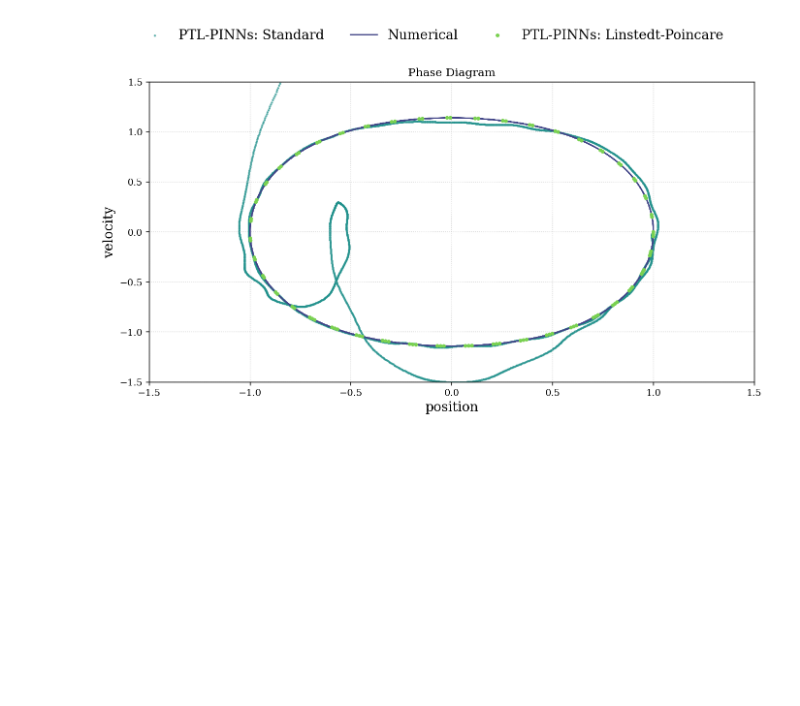
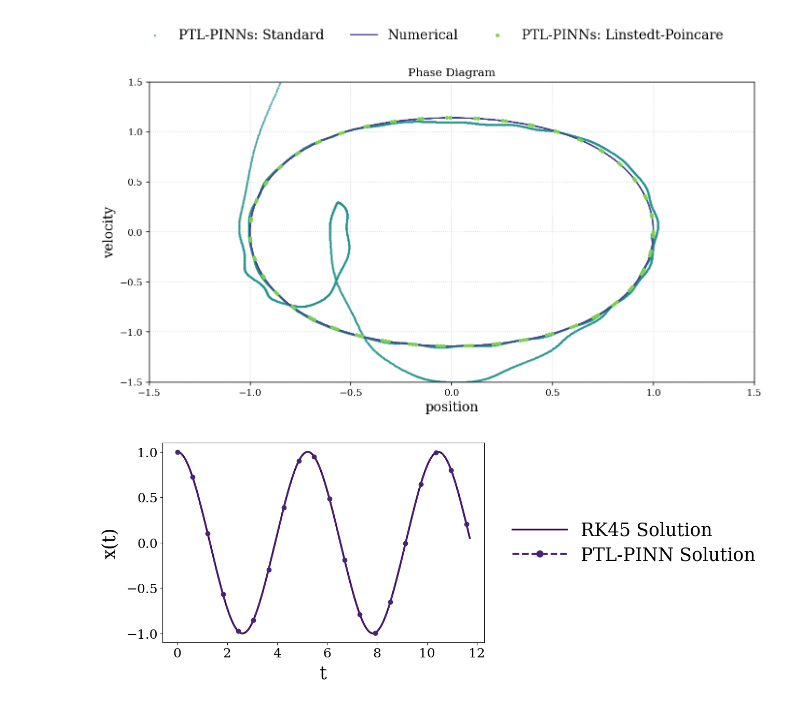
Before and after one commit to esemsc-dda24/PTL-PINNs, a Jupyter notebook: ptlpinns/results/undamped.ipynb, the cells around one changed output. Saved outputs shown, nothing was run; the diff lists cells and outputs as text; code cells hidden in the pictures; blank space fills up the shorter version.

```diff
--- a/ptlpinns/results/undamped.ipynb
+++ b/ptlpinns/results/undamped.ipynb
@@ -35,7 +35,7 @@ forcing_list = [forcing.zeroes_2D(numpy=True)]
 ic_list = [[1, 0]]
 epsilon_list = [0.6]
 p_list = [6]
-q = 3
+q = [(3, 1)]
 # %%
 ode = equations.ode_oscillator_1D(w_0=w_list_transfer[0], zeta=zeta_list[0], forcing_1D=lambda t: np.zeros_like(t), q=q, epsilon=epsilon_list[0])
 numerical_undamped_duffing = numerical.solve_ode_equation(ode, (t_eval[0], t_eval[-1]), t_eval, ic_list[0])
@@ -56,7 +62,7 @@ standard.plot_IAE_and_subplots(PINN_x_solution_series_standard, numerical_undamp
 ## Lindstedt-Poincare method
 # %%
 w_sol = []
-NN_TL_solution_LPM, perturbation_solution_LPM, _ = transfer.compute_perturbation_solution(w_list_transfer, zeta_list, epsilon_list, p_list, ic_list, forcing_list, H_dict, t_eval, training_log, all_p=True, comp_time=False, solver="LPM", w_sol = w_sol)
+NN_TL_solution_LPM, perturbation_solution_LPM, _ = transfer.compute_perturbation_solution(w_list_transfer, zeta_list, epsilon_list, p_list, ic_list, forcing_list, H_dict, t_eval, training_log, all_p=True, comp_time=False, solver="LPM", w_sol = w_sol, power=q)
 NN_TL_solution_LPM = NN_TL_solution_LPM.squeeze()
 # %%
 w_final_list = []
@@ -103,3 +109,62 @@ LPM.plot_multiple_phase_diagrams(
     ylim=(-1.5, 1.5))
 # %% [output]
 [figure]
+# %%
+import matplotlib.cm as cm
+import matplotlib.pyplot as plt
+
+plt.rcParams.update({
+    "font.family": "serif",
+    "font.serif": ["DejaVu Serif"],
+    "mathtext.fontset": "cm",
+    "text.usetex": False,
+})
+
+def plot_solution(t_eval, t_eval_lpm, y_num, y_nn, i = 0):
+    title_fs  = 25
+    label_fs  = 25
+    tick_fs   = 18
+    legend_fs = 25
+    cmap = cm.get_cmap("viridis", 3)
+
+    fig, ax = plt.subplots(figsize=(8, 5))
+
+    base_color = cmap(i / 2)
+    rk_color   = base_color
+    pinn_color = cm.viridis(0.1 + 0.8 * i / 2)
+
+
+    ax.plot(t_eval, y_num,
+            label="RK45 Solution",
+            color=rk_color, linewidth=2.5)
+
+    ax.plot(t_eval_lpm, y_nn,
+            label="PTL-PINN Solution",
+            color=pinn_color, linewidth=2.5,
+            linestyle="--", marker="o", markevery=250)
+
+    ax.set_xlabel("t", fontsize=label_fs, labelpad=8)
+    ax.set_ylabel("x(t)", fontsize=label_fs, labelpad=10)
+
+    ax.tick_params(axis='both', labelsize=tick_fs)
+
+    # Set y-limits with padding
+    y_min = min(np.min(y_num), np.min(y_nn))
+    y_max = max(np.max(y_num), np.max(y_nn))
+    pad = 0.05 * max(1e-12, (y_max - y_min))
+    ax.set_ylim(y_min - pad, y_max + pad)
+
+    ax.legend(
+    loc="center left",
+    bbox_to_anchor=(1.02, 0.5),  # (x, y): anchor the legend outside the right border
+    fontsize=legend_fs,
+    frameon=False,
+    handlelength=3.0,
+    markerscale=1.5,
+    labelspacing=0.4,
+    borderaxespad=0.8)
+    plt.show()
+
+plot_solution(t_eval[:4000], t_eval_lpm[:4800], numerical_undamped_duffing[0, :4000], NN_TL_solution_LPM[:4800, 0], i = 0)
+# %% [output]
+[figure, added]
```
Also changed, not shown: parts of 1 cell of this notebook, 8 other files.
